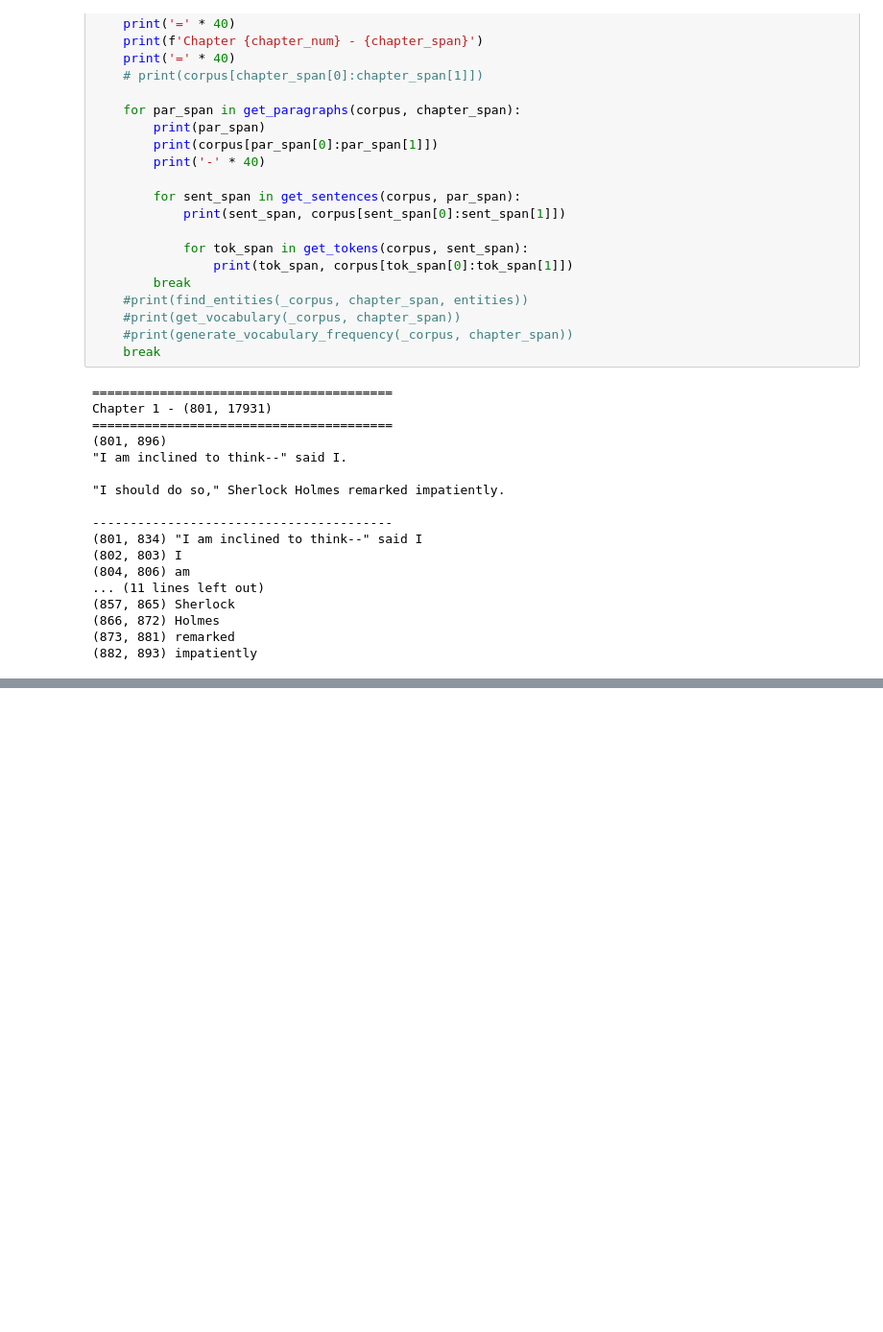
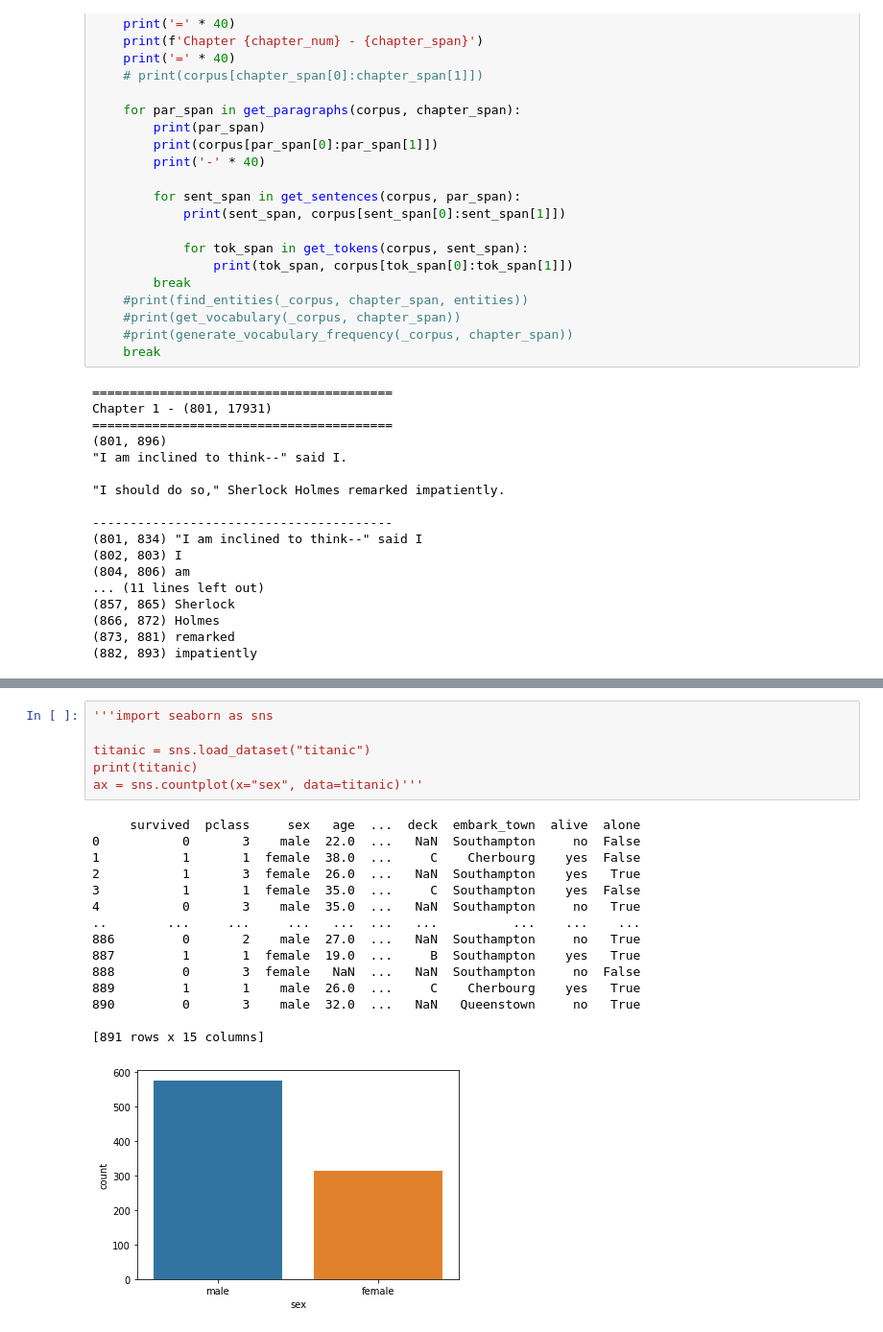
Before and after one commit to edponce/DoyleInvestigators, a Jupyter notebook: Project1_NLP.ipynb, the cells around one changed output, grey strips where cells are left out. Shown: that part at 96% size. Cells and saved outputs as stored; diff of their text form; blank space fills up the shorter version.

```diff
--- a/Project1_NLP.ipynb
+++ b/Project1_NLP.ipynb
@@ -433,0 +483,22 @@ Chapter 1 - (801, 17931)
+# %%
+'''import seaborn as sns
+
+titanic = sns.load_dataset("titanic")
+print(titanic)
+ax = sns.countplot(x="sex", data=titanic)'''
+# %% [output]
+     survived  pclass     sex   age  ...  deck  embark_town  alive  alone
+0           0       3    male  22.0  ...   NaN  Southampton     no  False
+1           1       1  female  38.0  ...     C    Cherbourg    yes  False
+2           1       3  female  26.0  ...   NaN  Southampton    yes   True
+3           1       1  female  35.0  ...     C  Southampton    yes  False
+4           0       3    male  35.0  ...   NaN  Southampton     no   True
+..        ...     ...     ...   ...  ...   ...          ...    ...    ...
+886         0       2    male  27.0  ...   NaN  Southampton     no   True
+887         1       1  female  19.0  ...     B  Southampton    yes   True
+888         0       3  female   NaN  ...   NaN  Southampton     no  False
+889         1       1    male  26.0  ...     C    Cherbourg    yes   True
+890         0       3    male  32.0  ...   NaN   Queenstown     no   True
+
+[891 rows x 15 columns]
+[figure, added]
```
Also changed, not shown: parts of 4 cells of this notebook.
